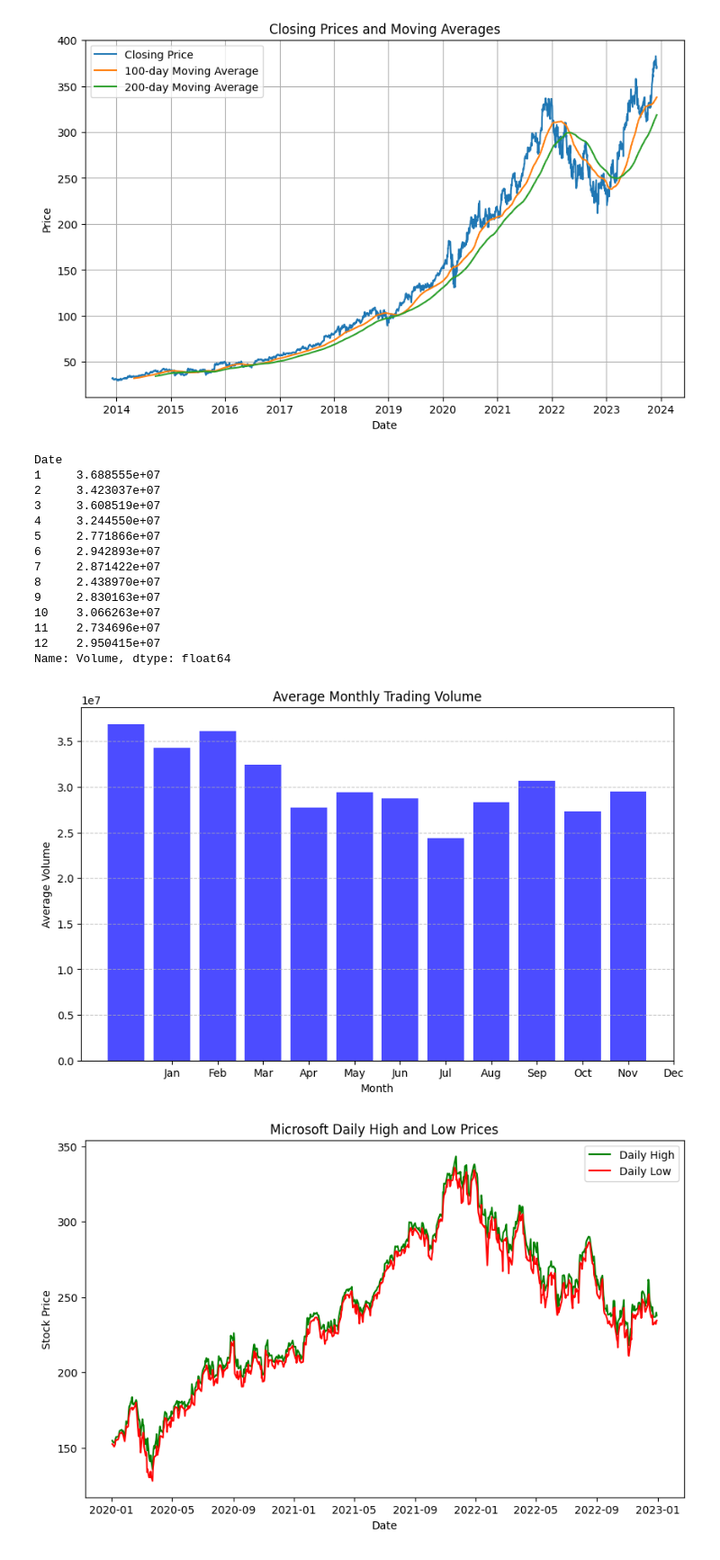
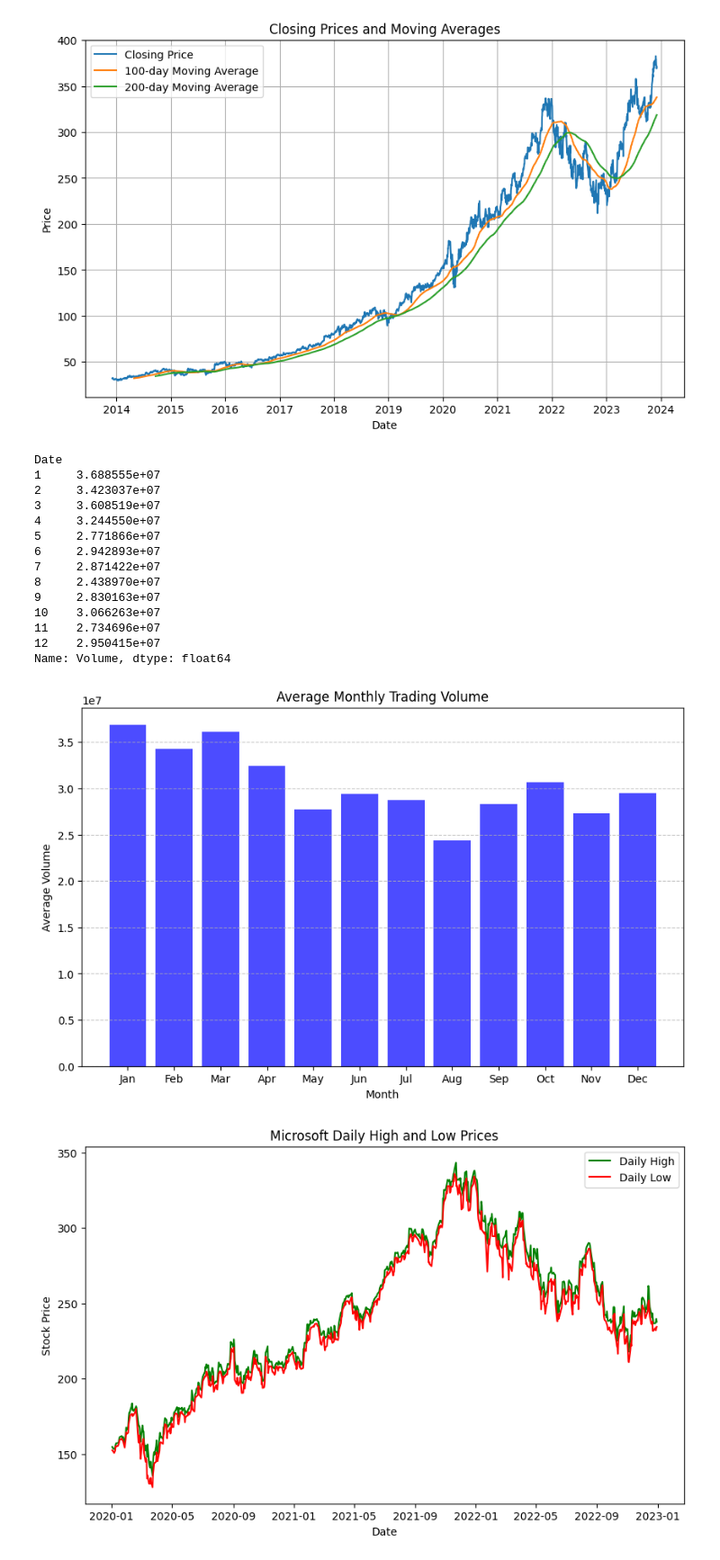
Before and after one commit to HUST-Business-Analytics/business-analytics-project, a Jupyter notebook: Analysis.ipynb, the cells around one changed output. Shown at 90% size. Cells and saved outputs as stored; diff of their text form; code cells hidden in the pictures.

```diff
--- a/Analysis.ipynb
+++ b/Analysis.ipynb
@@ -121,35 +121,35 @@ filtered_df = df_Msft[(df_Msft.index >= '2014-01-01') & (df_Msft.index <= '2022-
 monthly_avg = filtered_df.groupby(filtered_df.index.month)['Volume'].mean()
 print(monthly_avg)
 
 #Plotting
 plt.figure(figsize=(10, 6))
 plt.bar(monthly_avg.index.astype(str), monthly_avg, color='b', alpha=0.7)
 
 # Convert numeric month labels to abbreviated month names
 month_names = [calendar.month_abbr[i] for i in range(1, 13)]
-plt.xticks(monthly_avg.index, month_names)
+plt.xticks(monthly_avg.index-1, month_names)
 
 plt.title('Average Monthly Trading Volume')
 plt.xlabel('Month')
 plt.ylabel('Average Volume')
 plt.grid(axis='y', linestyle='--', alpha=0.7)
 plt.show()
 # %% [output]
 Date
 1     3.688555e+07
 2     3.423037e+07
 3     3.608519e+07
 4     3.244550e+07
 5     2.771866e+07
 6     2.942893e+07
 7     2.871422e+07
 8     2.438970e+07
 9     2.830163e+07
 10    3.066263e+07
 11    2.734696e+07
 12    2.950415e+07
 Name: Volume, dtype: float64
-[figure, old version]
+[figure, new version]
 # %%
 #Is there a relationship between the daily maximum and minimum prices for the company?
 
```
Also changed, not shown: parts of 3 cells of this notebook.
